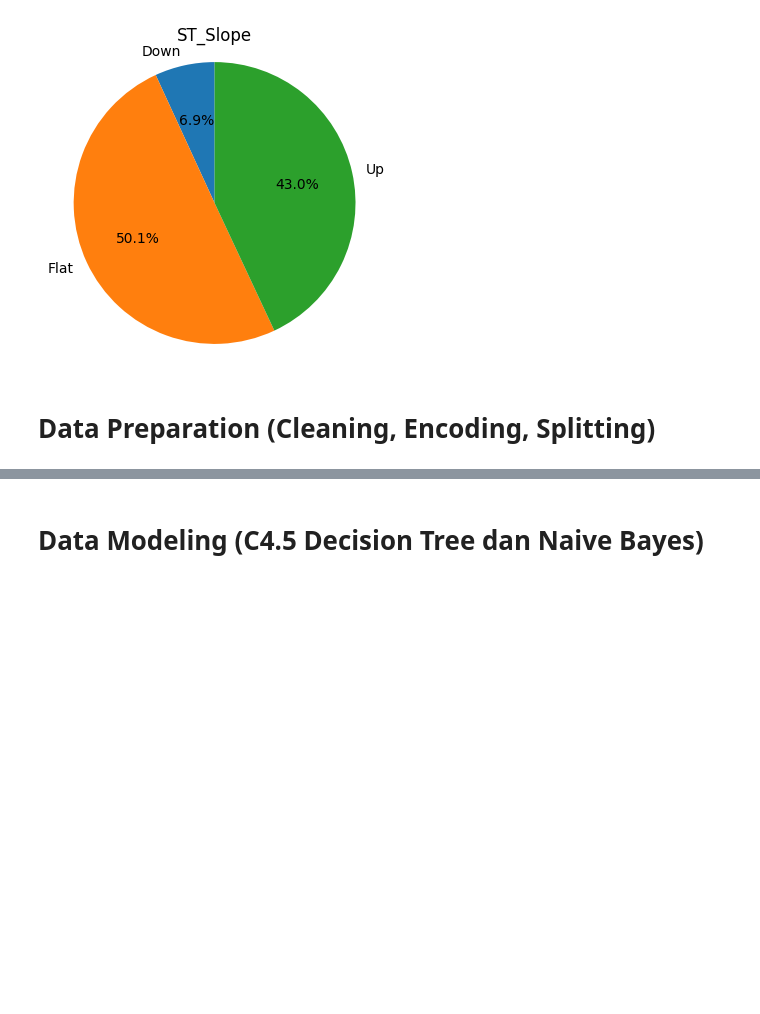
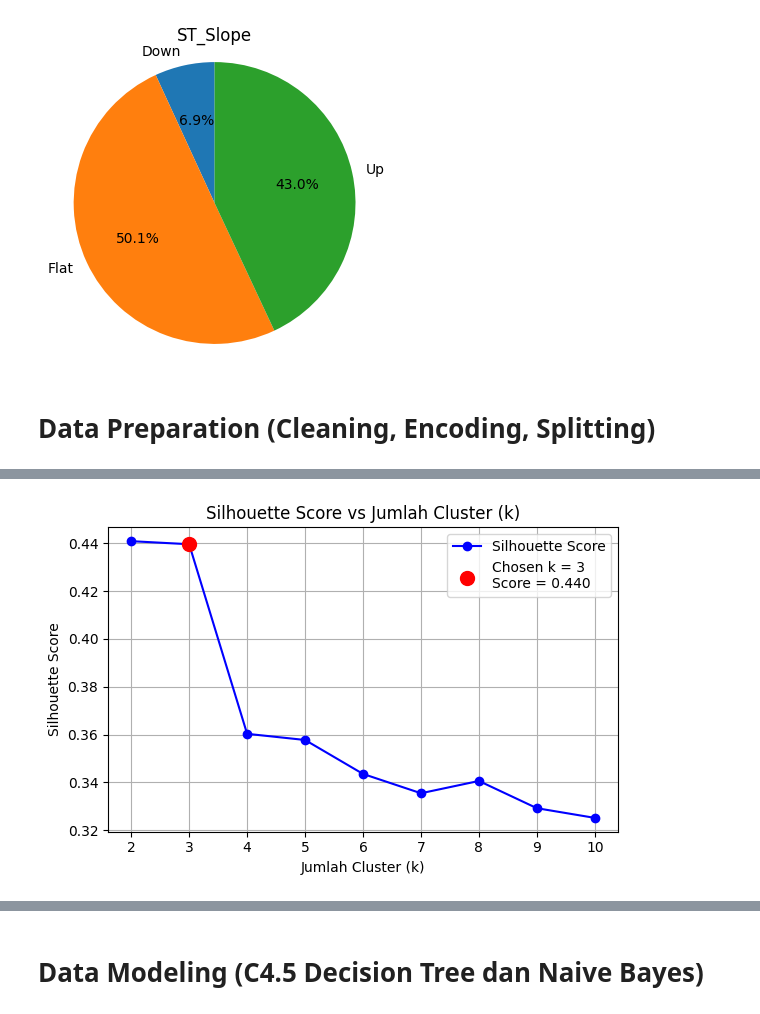
Before and after one commit to Secliv/Tubes-Datmin, a Jupyter notebook: DataMining.ipynb, the cells around one changed output, grey strips where cells are left out. Saved outputs shown, nothing was run; the diff lists cells and outputs as text; code cells hidden in the pictures; blank space fills up the shorter version.

```diff
--- a/DataMining.ipynb
+++ b/DataMining.ipynb
@@ -118,0 +197,38 @@ Train data shape: (642, 11), Test data shape: (276, 11)
+# %%
+from sklearn.cluster import KMeans
+from sklearn.metrics import silhouette_score
+
+K = list(range(2, 11))
+silhouette_scores = []
+
+for k in K:
+    kmeans = KMeans(n_clusters=k, random_state=42)
+    labels = kmeans.fit_predict(pca_df)
+    score = silhouette_score(pca_df, labels)
+    silhouette_scores.append(score)
+
+highlight_k = 3
+
+if highlight_k in K:
+    idx = list(K).index(highlight_k)
+    highlight_score = silhouette_scores[idx]
+else:
+    highlight_score = None
+
+plt.figure(figsize=(6, 4))
+plt.plot(K, silhouette_scores, marker='o', color='blue', label='Silhouette Score')
+
+
+if highlight_score is not None:
+    plt.scatter(highlight_k, highlight_score, color='red', s=100, zorder=5,
+                label=f'Chosen k = {highlight_k}\nScore = {highlight_score:.3f}')
+
+plt.title('Silhouette Score vs Jumlah Cluster (k)')
+plt.xlabel('Jumlah Cluster (k)')
+plt.ylabel('Silhouette Score')
+plt.legend()
+plt.grid(True)
+plt.tight_layout()
+plt.show()
+# %% [output]
+[figure, added]
```
Also changed, not shown: parts of 34 cells of this notebook, 3 other files.
